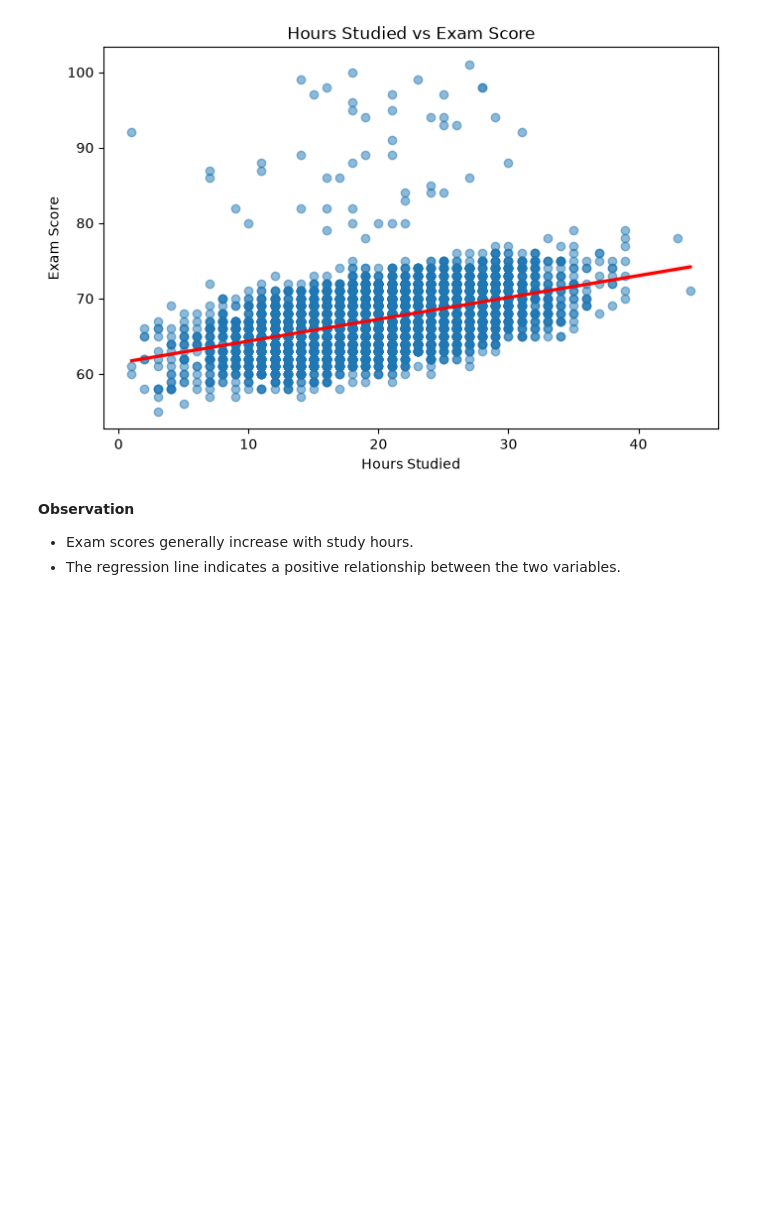
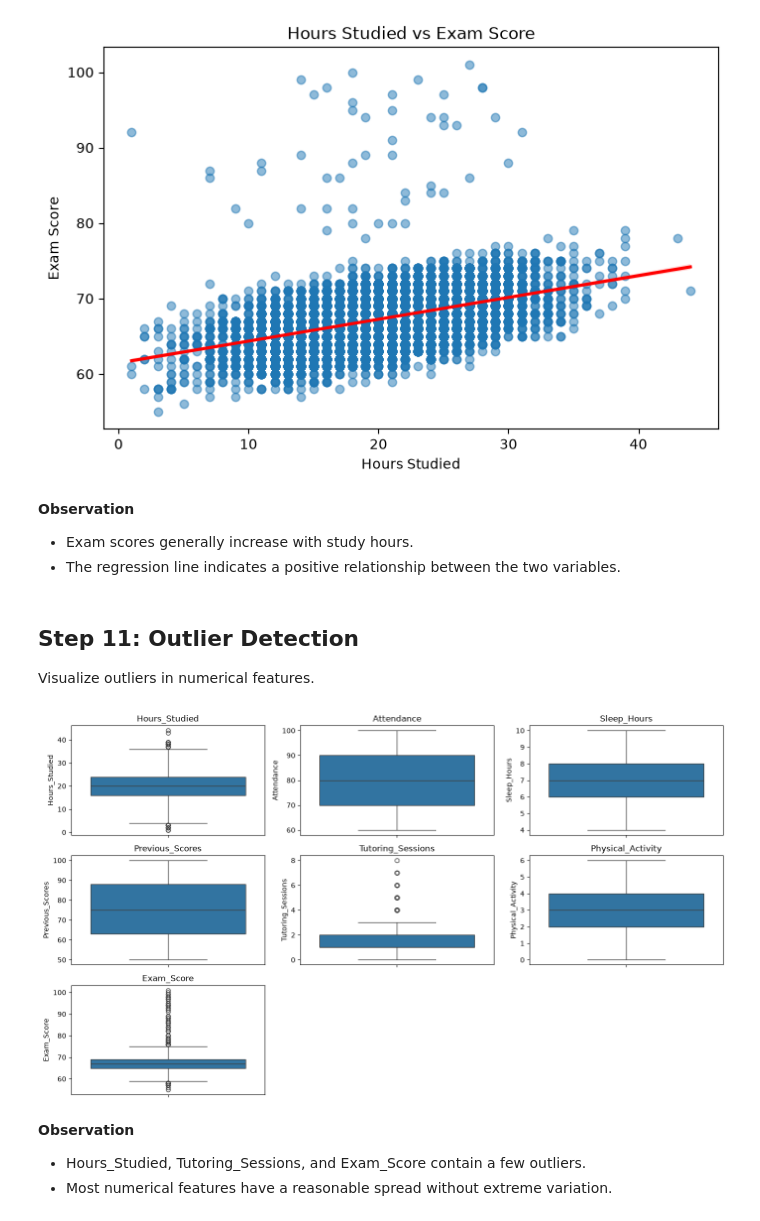
Before and after one commit to heydhwani/Smart_Study_Performance_Predictor, a Jupyter notebook: notebooks/smart_study_performance_predictor.ipynb, the cells around one changed output. Cells and saved outputs as stored; diff of their text form; code cells hidden in the pictures; blank space fills up the shorter version.

Commit message:
Evaluated outliers

```diff
--- a/notebooks/smart_study_performance_predictor.ipynb
+++ b/notebooks/smart_study_performance_predictor.ipynb
@@ -216,3 +216,25 @@ plt.show()
 **Observation**
 - Exam scores generally increase with study hours.
 - The regression line indicates a positive relationship between the two variables.
+# %% [markdown]
+## Step 11: Outlier Detection
+Visualize outliers in numerical features.
+# %%
+# Select numerical columns
+numerical_cols = df.select_dtypes(include="number").columns
+
+plt.figure(figsize=(14, 8))
+
+for i, col in enumerate(numerical_cols, 1):
+    plt.subplot(3, 3, i)
+    sns.boxplot(y=df[col])
+    plt.title(col)
+
+plt.tight_layout()
+plt.show()
+# %% [output]
+[figure, added]
+# %% [markdown]
+**Observation**
+- Hours_Studied, Tutoring_Sessions, and Exam_Score contain a few outliers.
+- Most numerical features have a reasonable spread without extreme variation.
```
